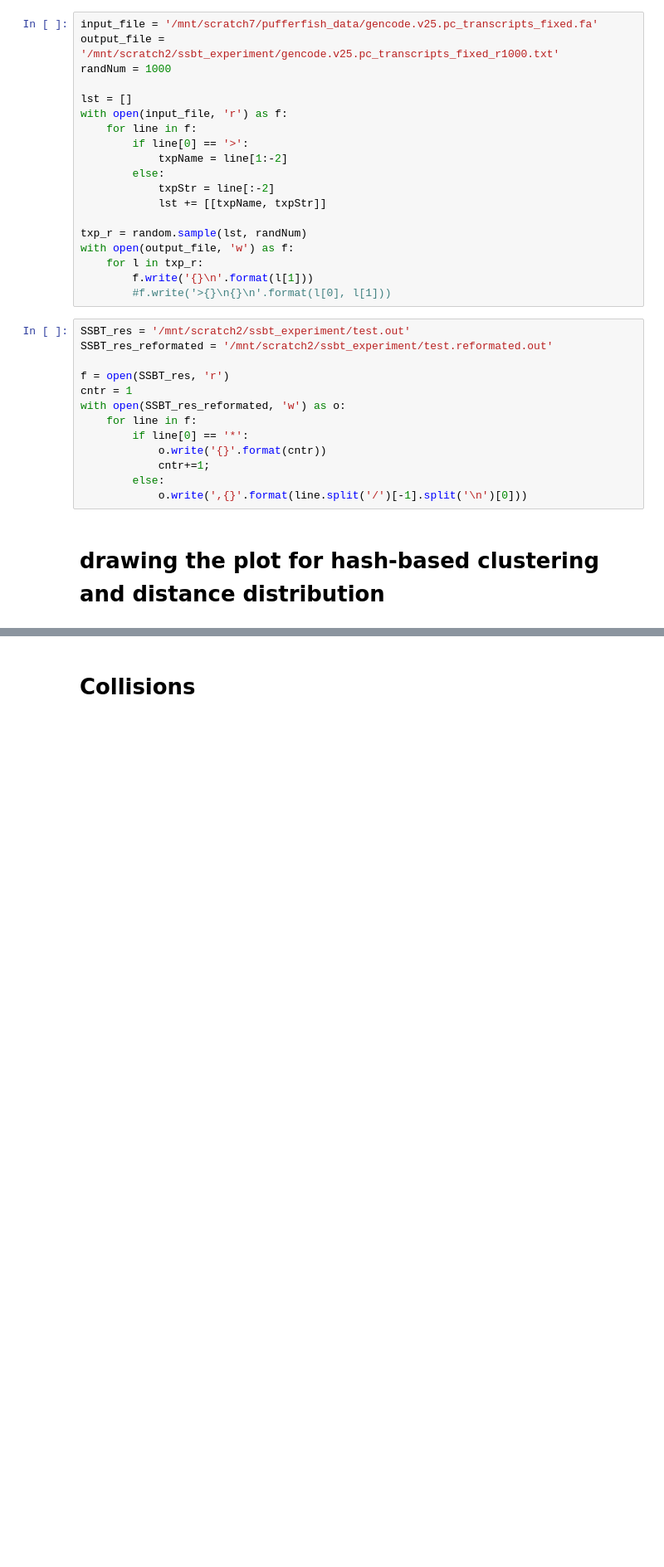
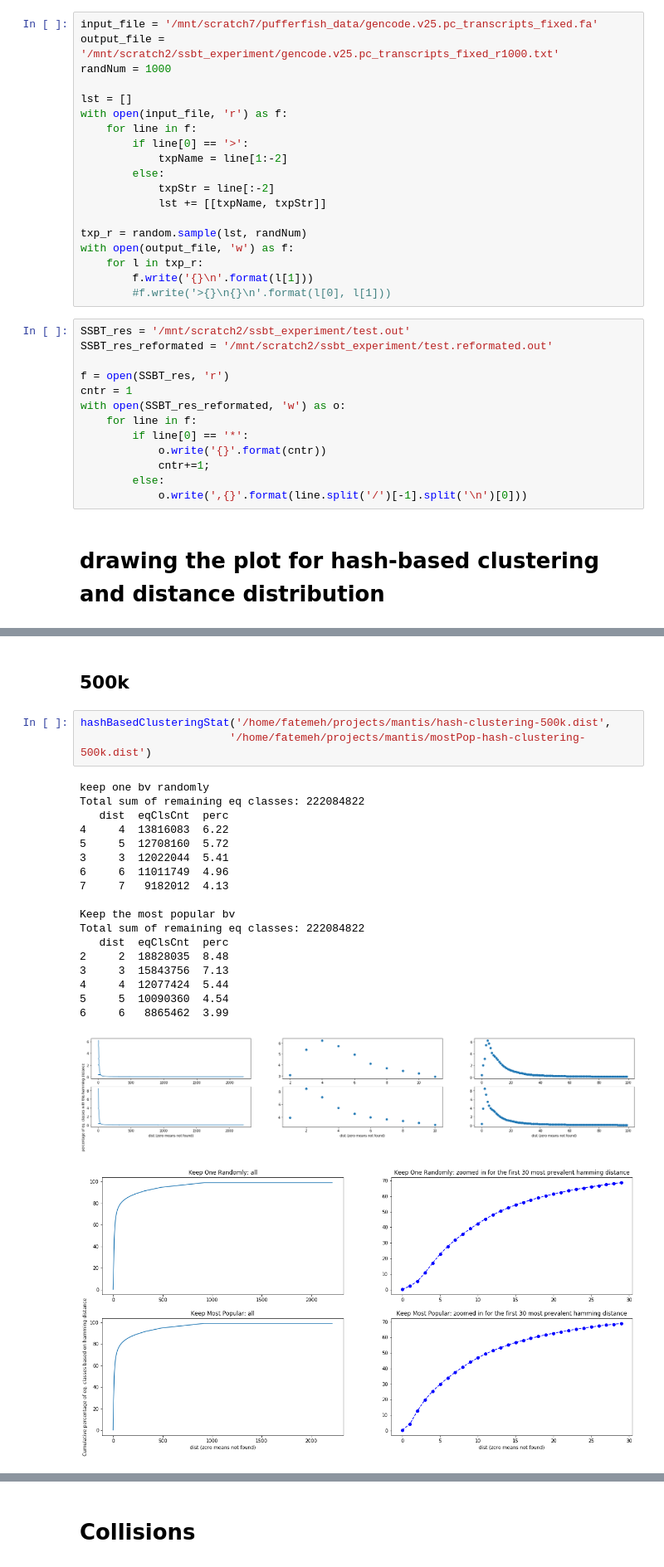
Before and after one commit to fataltes/quickNBs, a Jupyter notebook: mantis.ipynb, the cells around one changed output, grey strips where cells are left out. Shown at 83% size. Saved outputs shown, nothing was run; the diff lists cells and outputs as text; blank space fills up the shorter version.

```diff
--- a/mantis.ipynb
+++ b/mantis.ipynb
@@ -120,0 +147,25 @@ plt.ylabel('# of eq. clss')
+# %% [markdown]
+## 500k
+# %%
+hashBasedClusteringStat('/home/fatemeh/projects/mantis/hash-clustering-500k.dist',
+                       '/home/fatemeh/projects/mantis/mostPop-hash-clustering-500k.dist')
+# %% [output]
+keep one bv randomly
+Total sum of remaining eq classes: 222084822
+   dist  eqClsCnt  perc
+4     4  13816083  6.22
+5     5  12708160  5.72
+3     3  12022044  5.41
+6     6  11011749  4.96
+7     7   9182012  4.13
+
+Keep the most popular bv
+Total sum of remaining eq classes: 222084822
+   dist  eqClsCnt  perc
+2     2  18828035  8.48
+3     3  15843756  7.13
+4     4  12077424  5.44
+5     5  10090360  4.54
+6     6   8865462  3.99
+[figure, added]
+[figure, added]
```
Also changed, not shown: parts of 15 cells of this notebook.
